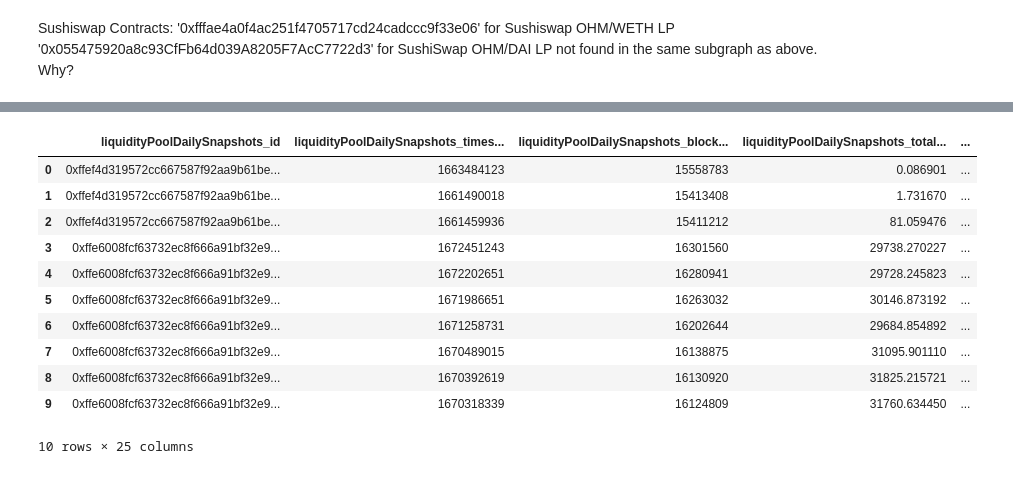
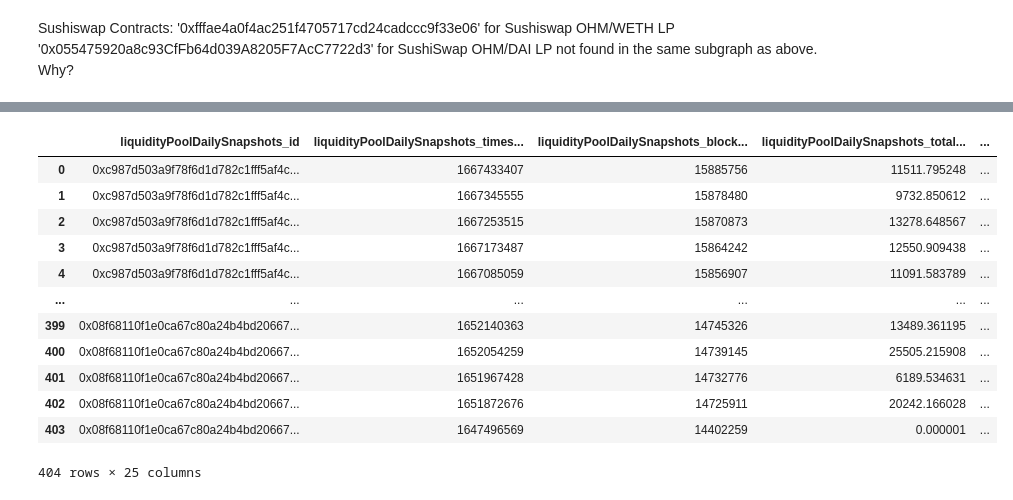
Before and after one commit to EdgeCaser/EconohmetricsOld, a Jupyter notebook: OhmLiquidityPools_sushi.ipynb, the cells around one changed output, grey strips where cells are left out. Drawn from its saved outputs; the diff is of its cells as text; code cells hidden in the pictures.

```diff
--- a/OhmLiquidityPools_sushi.ipynb
+++ b/OhmLiquidityPools_sushi.ipynb
@@ -357,13 +304,13 @@ pool_datadb9.head(10)
 # %%
-#UNISWAP SUBGRAPH
-sushi10 = sg.load_api('https://gateway.thegraph.com/api/b0299a6e1895566f98d87e0711fa24ca/subgraphs/id/ELUcwgpm14LKPLrBRuVvPvNKHQ9HvwmtKgKSH6123cr7')
+#UNISWAP SUBGRAPH - COMPLETE
+uniswap = sg.load_api('https://gateway.thegraph.com/api/b0299a6e1895566f98d87e0711fa24ca/subgraphs/id/ELUcwgpm14LKPLrBRuVvPvNKHQ9HvwmtKgKSH6123cr7')
 
-pools10 = sushi10.Query.liquidityPoolDailySnapshots(
+pools10 = uniswap.Query.liquidityPoolDailySnapshots(
             orderBy='id',
             orderDirection='desc',
-            #skip =(skipValue),
+            skip =500,
             first=1000,
-            #where={ 'poolId': '0xc45d42f801105e861e86658648e3678ad7aa70f900010000000000000000011e' }
+            where={ 'pool_in': ['0x88051b0eea095007d3bef21ab287be961f3d8598','0xc987d503a9f78f6d1d782c1fff5af4cb34437e3f','0x08f68110f1e0ca67c80a24b4bd206675610f445d','0xeac758487f4868952ac9bf5b5eb885bcf462aa67','0xcf7e21b96a7dae8e1663b5a266fd812cbe973e70','0x1ba81d6cec9eb0e2f9fff78b9379bedc04150461'] }
         )
 
 pool_data10 = sg.query_df([
@@ -372,45 +319,46 @@ pool_data10 = sg.query_df([
     ,pools10.blockNumber
     ,pools10.totalValueLockedUSD
     ,pools10.cumulativeSupplySideRevenueUSD
     ,pools10.dailySupplySideRevenueUSD
     ,pools10.cumulativeProtocolSideRevenueUSD
     ,pools10.dailyProtocolSideRevenueUSD
     ,pools10.cumulativeTotalRevenueUSD
     ,pools10.dailyTotalRevenueUSD
     ,pools10.dailyVolumeUSD
     ,pools10.cumulativeVolumeUSD
     ,pools10.outputTokenSupply
     ,pools10.outputTokenPriceUSD
     ,pools10.stakedOutputTokenAmount
     ,pools10.rewardTokenEmissionsAmount
     ,pools10.pool.name
     ,pools10.pool.symbol
     ,pools10.pool.outputToken
 ])
 
 pool_datadb10 = db.query("select "
                "    * "
                     " ,to_timestamp(liquidityPoolDailySnapshots_timestamp) dateTime "
                "From pool_data10 "
                #"where lower(liquidityPools_name) like lower('%olympus%') "
                 #    "or lower(pairs_token1_symbol) like lower('%OHM%')  "
                #" limit 100 "
                ).df()
 
-pool_datadb10.head(10)
+pool_datadb10.head(1000)
 # %% [output]
 |  | liquidityPoolDailySnapshots_id | liquidityPoolDailySnapshots_times... | liquidityPoolDailySnapshots_block... | liquidityPoolDailySnapshots_total... | ... |
-| 0 | 0xffef4d319572cc667587f92aa9b61be... | 1663484123 | 15558783 | 0.086901 | ... |
-| 1 | 0xffef4d319572cc667587f92aa9b61be... | 1661490018 | 15413408 | 1.731670 | ... |
-| 2 | 0xffef4d319572cc667587f92aa9b61be... | 1661459936 | 15411212 | 81.059476 | ... |
-| 3 | 0xffe6008fcf63732ec8f666a91bf32e9... | 1672451243 | 16301560 | 29738.270227 | ... |
-| 4 | 0xffe6008fcf63732ec8f666a91bf32e9... | 1672202651 | 16280941 | 29728.245823 | ... |
-| 5 | 0xffe6008fcf63732ec8f666a91bf32e9... | 1671986651 | 16263032 | 30146.873192 | ... |
-| 6 | 0xffe6008fcf63732ec8f666a91bf32e9... | 1671258731 | 16202644 | 29684.854892 | ... |
-| 7 | 0xffe6008fcf63732ec8f666a91bf32e9... | 1670489015 | 16138875 | 31095.901110 | ... |
-| 8 | 0xffe6008fcf63732ec8f666a91bf32e9... | 1670392619 | 16130920 | 31825.215721 | ... |
-| 9 | 0xffe6008fcf63732ec8f666a91bf32e9... | 1670318339 | 16124809 | 31760.634450 | ... |
+| 0 | 0xc987d503a9f78f6d1d782c1fff5af4c... | 1667433407 | 15885756 | 11511.795248 | ... |
+| 1 | 0xc987d503a9f78f6d1d782c1fff5af4c... | 1667345555 | 15878480 | 9732.850612 | ... |
+| 2 | 0xc987d503a9f78f6d1d782c1fff5af4c... | 1667253515 | 15870873 | 13278.648567 | ... |
+| 3 | 0xc987d503a9f78f6d1d782c1fff5af4c... | 1667173487 | 15864242 | 12550.909438 | ... |
+| 4 | 0xc987d503a9f78f6d1d782c1fff5af4c... | 1667085059 | 15856907 | 11091.583789 | ... |
+| ... | ... | ... | ... | ... | ... |
+| 399 | 0x08f68110f1e0ca67c80a24b4bd20667... | 1652140363 | 14745326 | 13489.361195 | ... |
+| 400 | 0x08f68110f1e0ca67c80a24b4bd20667... | 1652054259 | 14739145 | 25505.215908 | ... |
+| 401 | 0x08f68110f1e0ca67c80a24b4bd20667... | 1651967428 | 14732776 | 6189.534631 | ... |
+| 402 | 0x08f68110f1e0ca67c80a24b4bd20667... | 1651872676 | 14725911 | 20242.166028 | ... |
+| 403 | 0x08f68110f1e0ca67c80a24b4bd20667... | 1647496569 | 14402259 | 0.000001 | ... |
-10 rows × 25 columns
+404 rows × 25 columns
 # %%
 balancer = sg.load_api('https://gateway.thegraph.com/api/b0299a6e1895566f98d87e0711fa24ca/subgraphs/id/ELUcwgpm14LKPLrBRuVvPvNKHQ9HvwmtKgKSH6123cr7')
 listLength=1000
```
Also changed, not shown: parts of 16 cells of this notebook, 2 other files.
